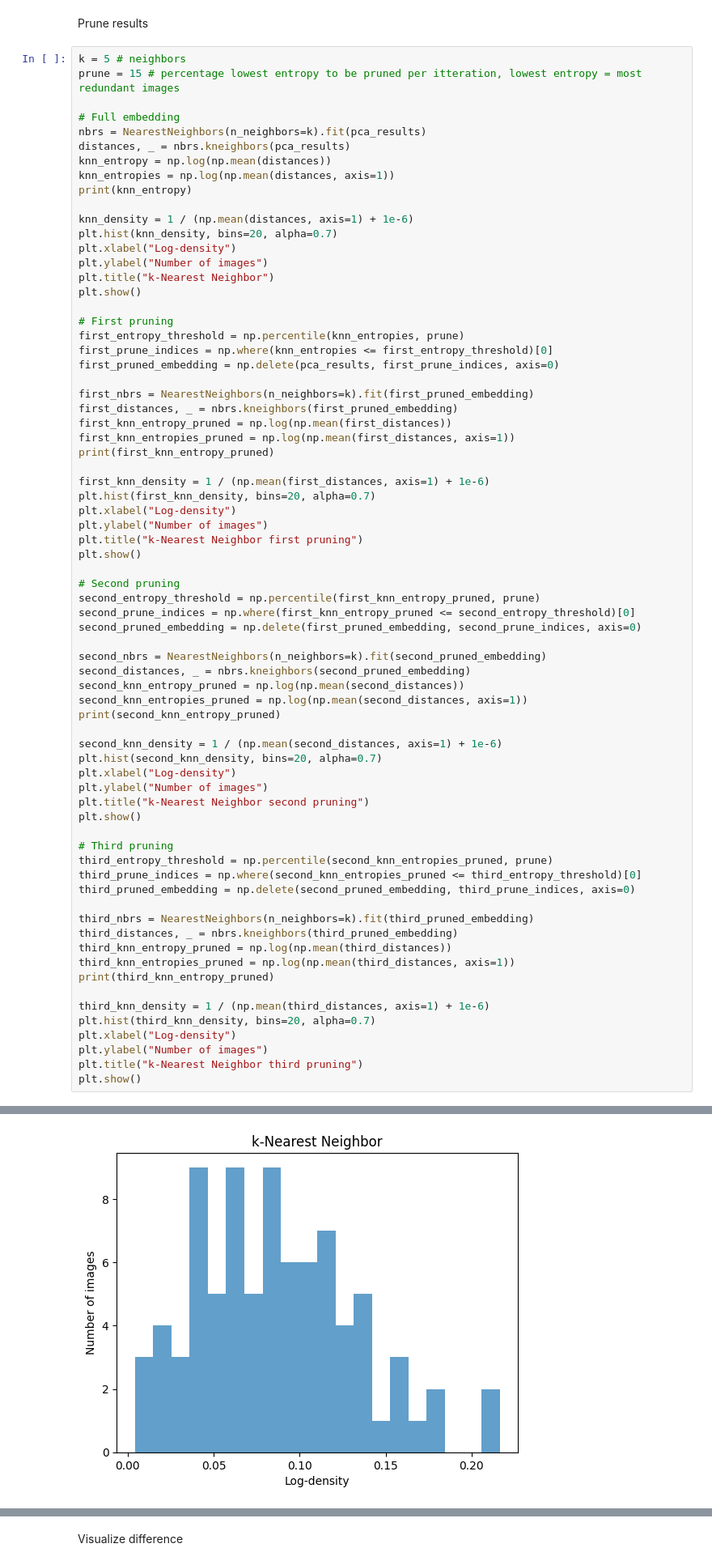
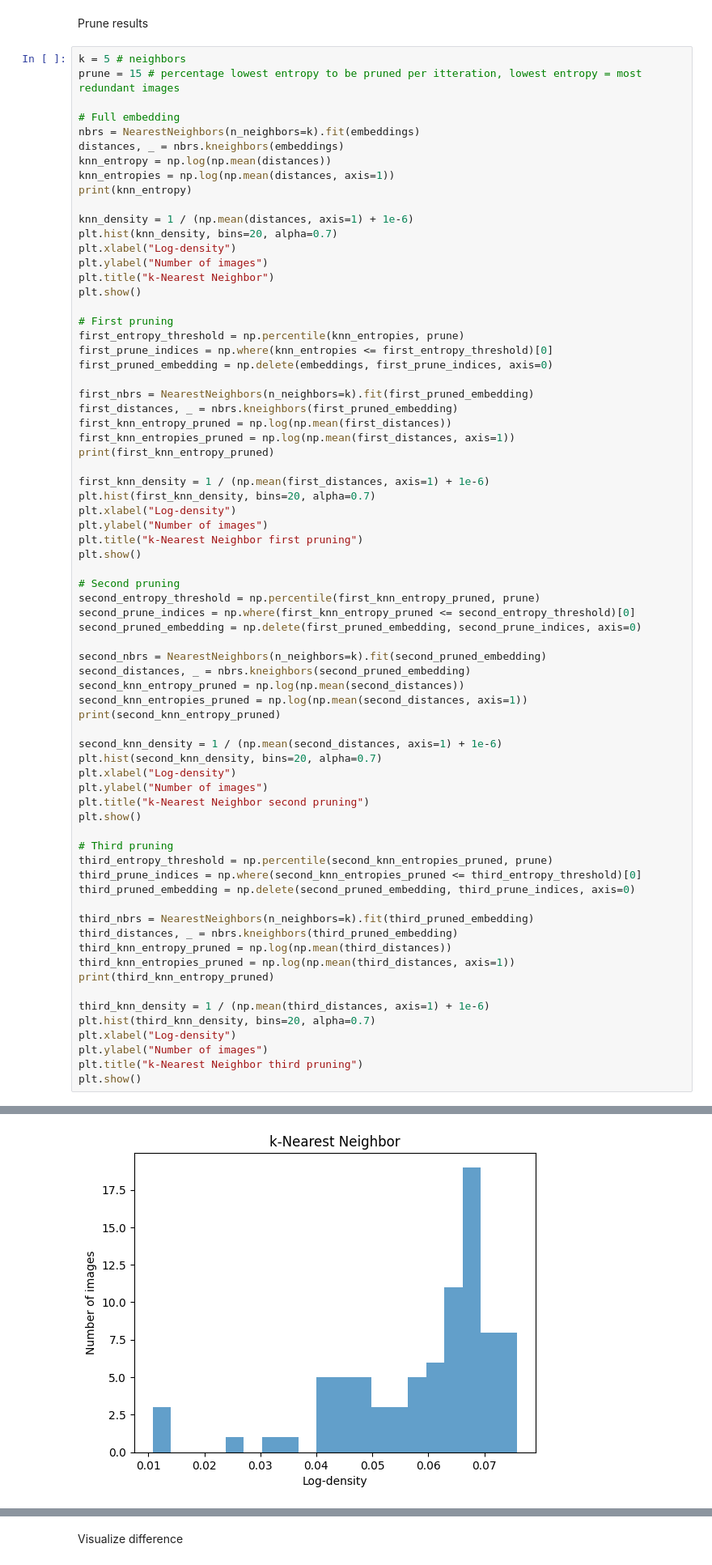
Before and after one commit to Lars-Beckers/BioBot, a Jupyter notebook: test_models.ipynb, the cells around one changed output, grey strips where cells are left out. Shown at 81% size. Saved outputs shown, nothing was run; the diff lists cells and outputs as text.

```diff
--- a/test_models.ipynb
+++ b/test_models.ipynb
@@ -155,8 +155,8 @@ k = 5 # neighbors
 prune = 15 # percentage lowest entropy to be pruned per itteration, lowest entropy = most redundant images
 
 # Full embedding
-nbrs = NearestNeighbors(n_neighbors=k).fit(pca_results)
-distances, _ = nbrs.kneighbors(pca_results)
+nbrs = NearestNeighbors(n_neighbors=k).fit(embeddings)
+distances, _ = nbrs.kneighbors(embeddings)
 knn_entropy = np.log(np.mean(distances))
 knn_entropies = np.log(np.mean(distances, axis=1))
 print(knn_entropy)
@@ -171,7 +171,7 @@ plt.show()
 # First pruning
 first_entropy_threshold = np.percentile(knn_entropies, prune)
 first_prune_indices = np.where(knn_entropies <= first_entropy_threshold)[0]
-first_pruned_embedding = np.delete(pca_results, first_prune_indices, axis=0)
+first_pruned_embedding = np.delete(embeddings, first_prune_indices, axis=0)
 
 first_nbrs = NearestNeighbors(n_neighbors=k).fit(first_pruned_embedding)
 first_distances, _ = nbrs.kneighbors(first_pruned_embedding)
@@ -226 +235 @@ plt.show()
-[figure, old version]
+[figure, new version]
```
Also changed, not shown: parts of 4 cells of this notebook.
